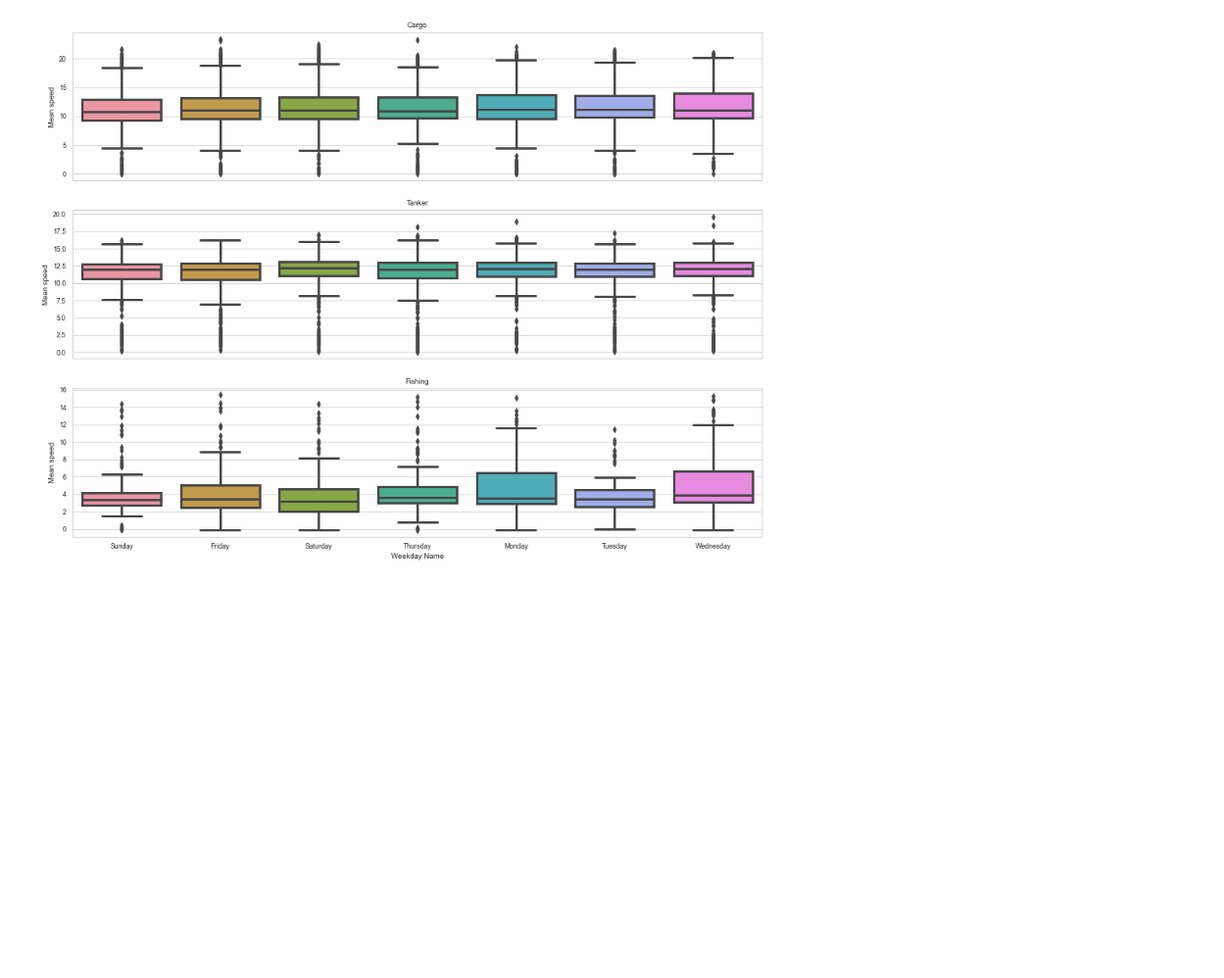
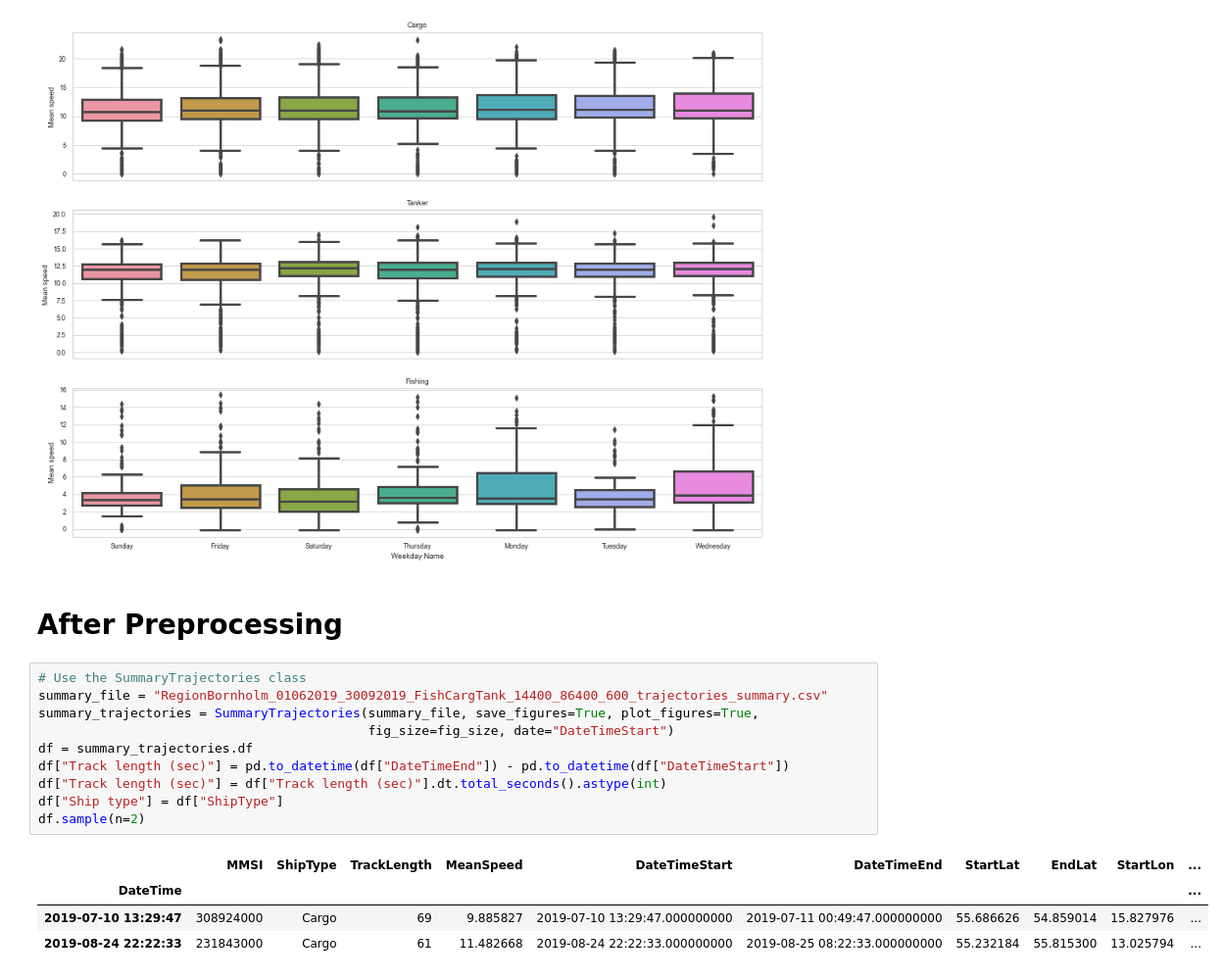
Before and after one commit to ThordurPall/vessel-trajectory-anomaly-detection, a Jupyter notebook: notebooks/Exploratory Analysis/Data Summary/Data Summary - Bornholm (Summer).ipynb, the cells around one changed output. Shown at 98% size. Drawn from its saved outputs; the diff is of its cells as text; blank space fills up the shorter version.

```diff
--- a/notebooks/Exploratory Analysis/Data Summary/Data Summary - Bornholm (Summer).ipynb
+++ b/notebooks/Exploratory Analysis/Data Summary/Data Summary - Bornholm (Summer).ipynb
@@ -212,3 +212,20 @@ summary_trajectories.box_plot(df, x="Weekday Name", y="MeanSpeed", ylabel="Mean
 # %% [output]
 [figure]
 [figure]
+# %% [markdown]
+# After Preprocessing
+# %%
+# Use the SummaryTrajectories class
+summary_file = "RegionBornholm_01062019_30092019_FishCargTank_14400_86400_600_trajectories_summary.csv"
+summary_trajectories = SummaryTrajectories(summary_file, save_figures=True, plot_figures=True,
+                                           fig_size=fig_size, date="DateTimeStart")
+df = summary_trajectories.df
+df["Track length (sec)"] = pd.to_datetime(df["DateTimeEnd"]) - pd.to_datetime(df["DateTimeStart"])
+df["Track length (sec)"] = df["Track length (sec)"].dt.total_seconds().astype(int)
+df["Ship type"] = df["ShipType"]
+df.sample(n=2)
+# %% [output]
+|  | MMSI | ShipType | TrackLength | MeanSpeed | DateTimeStart | DateTimeEnd | StartLat | EndLat | StartLon | ... |
+| DateTime |  |  |  |  |  |  |  |  |  | ... |
+| 2019-07-10 13:29:47 | 308924000 | Cargo | 69 | 9.885827 | 2019-07-10 13:29:47.000000000 | 2019-07-11 00:49:47.000000000 | 55.686626 | 54.859014 | 15.827976 | ... |
+| 2019-08-24 22:22:33 | 231843000 | Cargo | 61 | 11.482668 | 2019-08-24 22:22:33.000000000 | 2019-08-25 08:22:33.000000000 | 55.232184 | 55.815300 | 13.025794 | ... |
```
Also changed, not shown: parts of 6 cells of this notebook, 2 other files.
